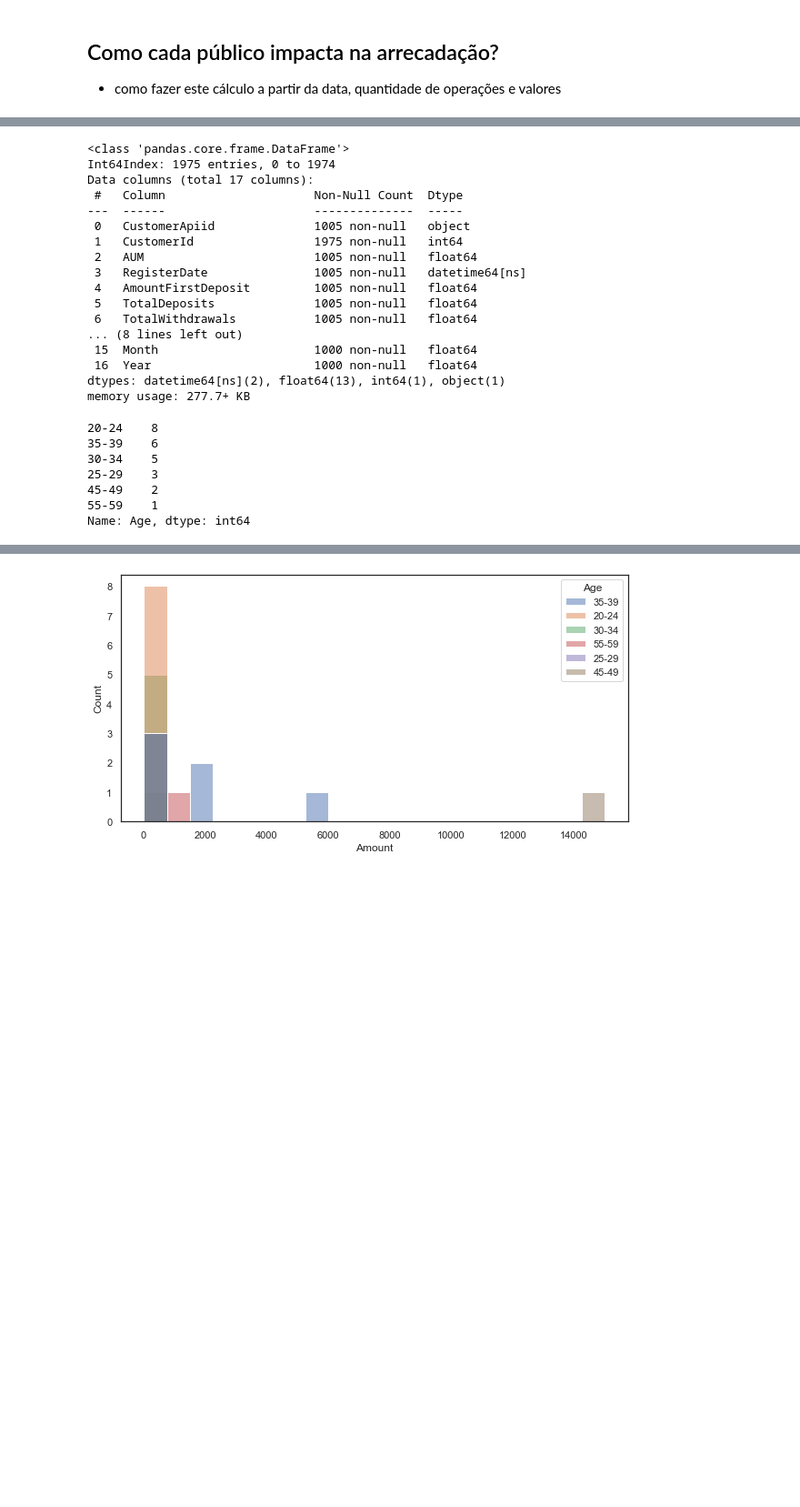
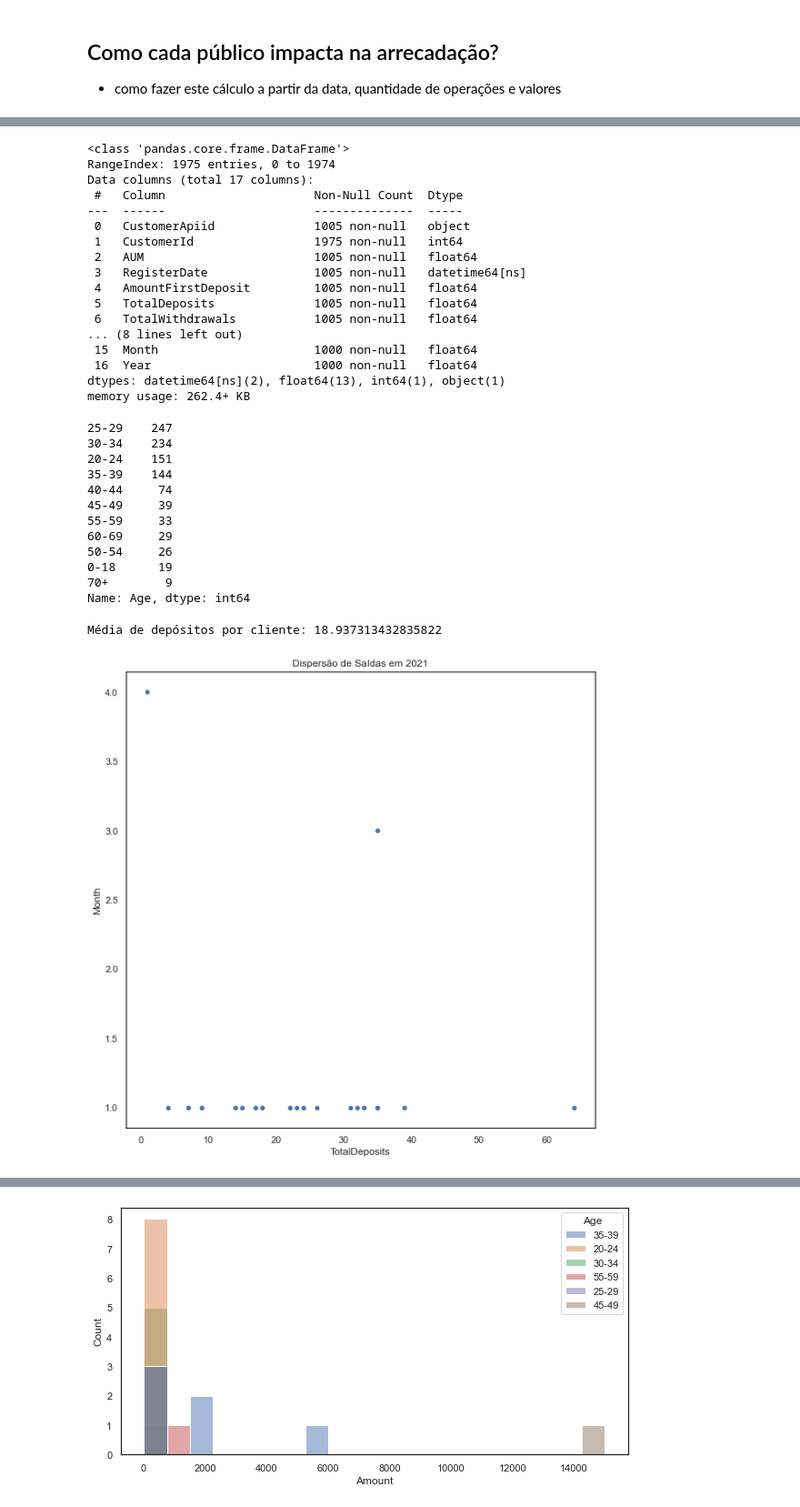
Before and after one commit to allanacardoso/warren, a Jupyter notebook: data/Análise_warren.ipynb, the cells around one changed output, grey strips where cells are left out. Shown: that part at 91% size. Saved outputs shown, nothing was run; the diff lists cells and outputs as text; code cells hidden in the pictures; blank space fills up the shorter version.

```diff
--- a/data/Análise_warren.ipynb
+++ b/data/Análise_warren.ipynb
@@ -550,7 +550,7 @@ DUVIDAS:
 # %%
 df_client2 = pd.merge(df_customers, df_transactions, how = 'outer')
 
-df_client2.reset_index().set_index('index')
+df_client2.reset_index(drop=True, inplace=True)
 df_client2.head()
 # %% [output]
 |  | CustomerApiid | CustomerId | AUM | RegisterDate | AmountFirstDeposit | TotalDeposits | TotalWithdrawals | ... |
@@ -563,7 +563,7 @@ df_client2.head()
 df_client2.info()
 # %% [output]
 <class 'pandas.core.frame.DataFrame'>
-Int64Index: 1975 entries, 0 to 1974
+RangeIndex: 1975 entries, 0 to 1974
 Data columns (total 17 columns):
  #   Column                     Non-Null Count  Dtype
 ---  ------                     --------------  -----
@@ -578,7 +578,7 @@ Data columns (total 17 columns):
  15  Month                      1000 non-null   float64
  16  Year                       1000 non-null   float64
 dtypes: datetime64[ns](2), float64(13), int64(1), object(1)
-memory usage: 277.7+ KB
+memory usage: 262.4+ KB
 # %%
 #Agrupamento por faixa de idade tendo como referência os relatórios do IBGE
 
@@ -597,12 +597,31 @@ df_client2['Age'] = df_client2['Age'].apply(lambda x: '0-18' if x >= 0 and x <=
 # %%
 df_client2['Age'].value_counts()
 # %% [output]
-20-24    8
-35-39    6
-30-34    5
-25-29    3
-45-49    2
-55-59    1
+25-29    247
+30-34    234
+20-24    151
+35-39    144
+40-44     74
+45-49     39
+55-59     33
+60-69     29
+50-54     26
+0-18      19
+70+        9
 Name: Age, dtype: int64
-# %%
-df_client2 = df_client2[df_client2['Direction'] == 10]
+# %%
+#Média de depósitos por cliente
+print('Média de depósitos por cliente:', df_client2['TotalDeposits'].mean())
+# %% [output]
+Média de depósitos por cliente: 18.937313432835822
+# %%
+sns.set_style("white")
+plt.figure(figsize=(10, 10))
+plt.title('Dispersão de Saídas em 2021')
+
+# Gráfico de Dispersão
+g = sns.scatterplot(x="TotalDeposits", y="Month",
+                    data=df_client2)
+plt.show()
+# %% [output]
+[figure, added]
```
Also changed, not shown: parts of 14 cells of this notebook.
